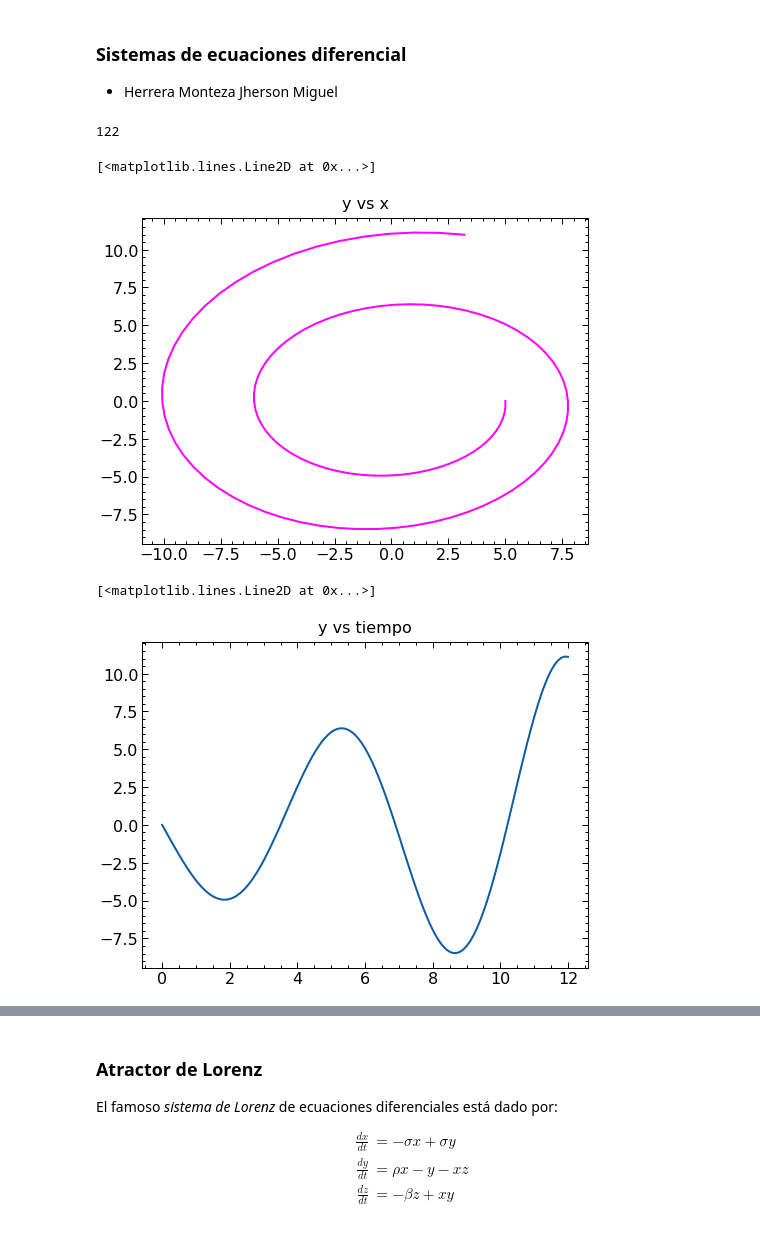
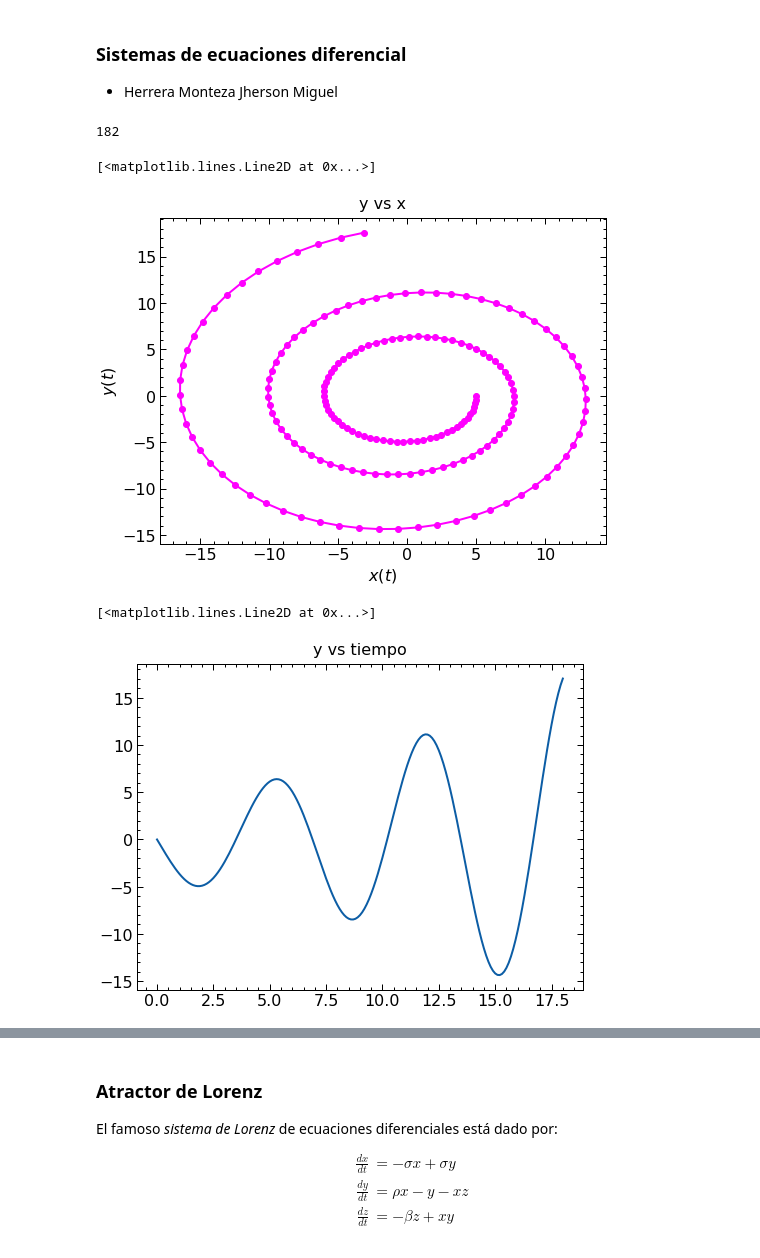
Before and after one commit to JherMik7/euler_Y_Euler_Mejorado, a Jupyter notebook: sistemas_de_ecuaciones_diferenciales.ipynb, the cells around one changed output, grey strips where cells are left out. Drawn from its saved outputs; the diff is of its cells as text; code cells hidden in the pictures.

```diff
--- a/sistemas_de_ecuaciones_diferenciales.ipynb
+++ b/sistemas_de_ecuaciones_diferenciales.ipynb
@@ -14,7 +14,7 @@ plt.style.use(['science', 'notebook']) # Estilo de graficos
 xo = 5
 y0 = 0
 dt = 0.1
-tiempo = np.arange(0, 12+dt, dt)
+tiempo = np.arange(0, 18+dt, dt)
 # %%
 x = [xo]
 y = [y0]
@@ -31,19 +31,21 @@ for i in range(len(tiempo)):
 
 print(len(x))
 # %% [output]
-122
+182
 # %%
 plt.title('y vs x', pad = 10)
-plt.plot(x, y, '-', color = 'magenta')
+plt.ylabel(r'$y(t)$')
+plt.xlabel(r'$x(t)$')
+plt.plot(x, y, 'o-', color = 'magenta')
 # %% [output]
 [<matplotlib.lines.Line2D at 0x...>]
-[figure, old version]
+[figure, new version]
 # %%
 plt.title('y vs tiempo', pad = 10)
 plt.plot(tiempo, y[:len(tiempo)], '-')
 # %% [output]
 [<matplotlib.lines.Line2D at 0x...>]
-[figure, old version]
+[figure, new version]
 # %%
 plt.title('x vs tiempo', pad = 10)
 plt.plot(tiempo, x[:len(tiempo)], '-')
```
Also changed, not shown: parts of 2 cells of this notebook.
